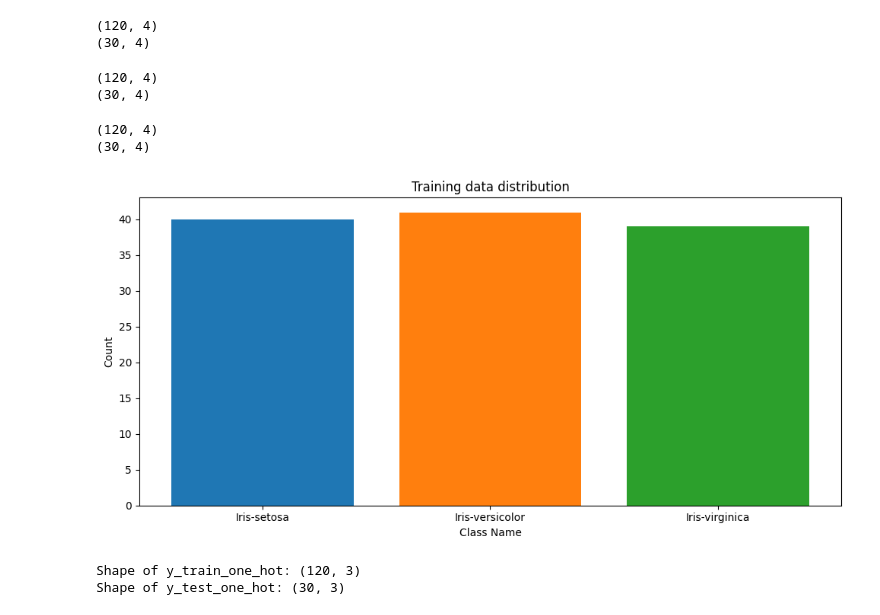
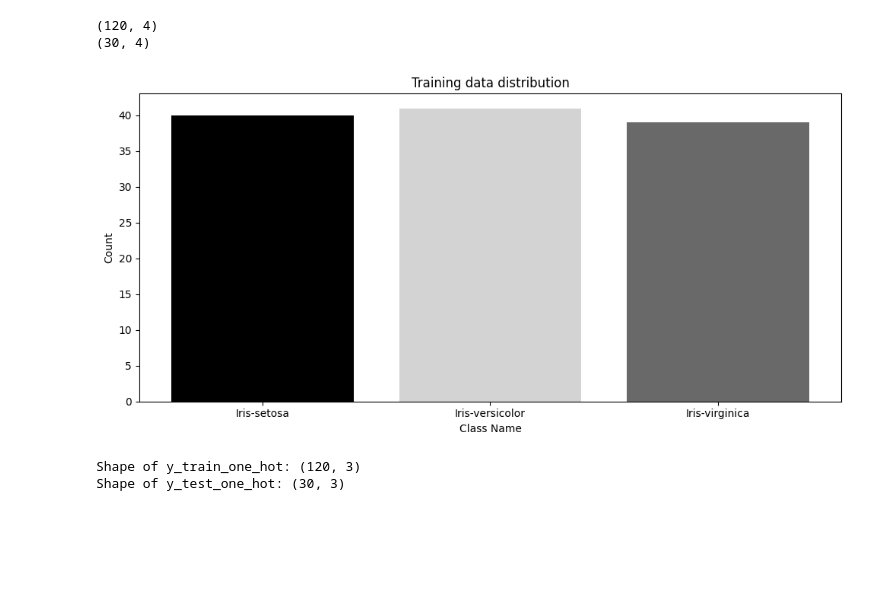
Before and after one commit to jahidurmahim/Machine_Learning_Laboratory, a Jupyter notebook: BackPropagation.ipynb, the cells around one changed output. Cells and saved outputs as stored; diff of their text form; code cells hidden in the pictures; blank space fills up the shorter version.

```diff
--- a/BackPropagation.ipynb
+++ b/BackPropagation.ipynb
@@ -232,60 +232,57 @@ print(X_test.shape)
 # %% [output]
 (120, 4)
 (30, 4)
-# %%
-from sklearn.model_selection import train_test_split
-X_train, X_test, y_train, y_test = train_test_split(
-    X, y, test_size=0.2, random_state=42
-)
-
-print(X_train.shape)
-print(X_test.shape)
-# %% [output]
-(120, 4)
-(30, 4)
-# %%
-from sklearn.model_selection import train_test_split
-from sklearn.preprocessing import LabelEncoder
-
-X_train, X_test, y_train, y_test = train_test_split(
-    X, y, test_size=0.2, random_state=42
-)
-
-print(X_train.shape)
-print(X_test.shape)
-# %% [output]
-(120, 4)
-(30, 4)
 # %%
+iris = fetch_ucirepo(id=53)
+X_initial = iris.data.features
+y_initial = iris.data.targets
+
+# Combine Features and Target
+df = pd.concat([X_initial, y_initial], axis=1)
+
+# Separate Features and Target
+X = df.drop("class", axis=1).values
+y = df["class"].values.reshape(-1, 1)
+
+# Standardize Features
+scaler = StandardScaler()
+X = scaler.fit_transform(X)
+# --- End Data Loading and Preprocessing ---
+
+# Split the data into training and testing sets
+X_train, X_test, y_train, y_test = train_test_split(
+    X, y, test_size=0.2, random_state=42
+)
+
 def plot_labels_distribution(data_labels):
     # Flatten the labels if they are in a column vector format
     if data_labels.ndim > 1:
         data_labels = data_labels.flatten()
 
     # Encode string labels to numerical labels
     le = LabelEncoder()
     encoded_labels = le.fit_transform(data_labels)
     class_names = le.classes_
 
     counts = np.bincount(encoded_labels)
 
     plt.style.use('seaborn-v0_8-dark-palette') # Updated style for modern matplotlib
 
     fig, ax = plt.subplots(figsize=(10,5))
     # Use three distinct colors for the bars
-    colors = ['#1f77b4', '#ff7f0e', '#2ca02c'] # Blue, Orange, Green
+    colors = ['black', 'lightgrey', 'dimgrey'] # Black for Iris-setosa, Light Grey for Iris-versicolor, Dim Grey for Iris-virginica
     ax.bar(range(len(counts)), counts, width=0.8, align='center', color=colors[:len(counts)])
     ax.set(xticks=range(len(counts)), xticklabels=class_names, title='Training data distribution')
     ax.set_xlabel('Class Name')
     ax.set_ylabel('Count')
 
     plt.tight_layout()
     plt.show()
 
 # Call the function with y_train
 plot_labels_distribution(y_train)
 # %% [output]
-[figure, old version]
+[figure, new version]
 # %%
 from sklearn.preprocessing import LabelEncoder
 from keras.utils import to_categorical
```
Also changed, not shown: parts of 31 cells of this notebook.
